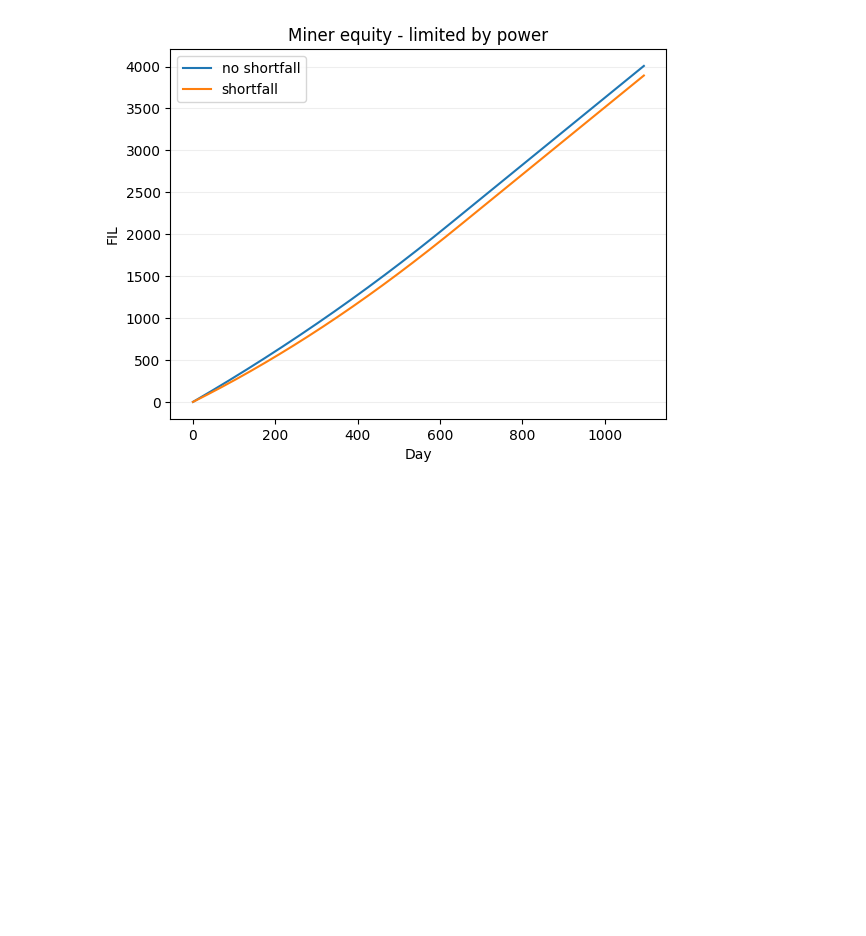
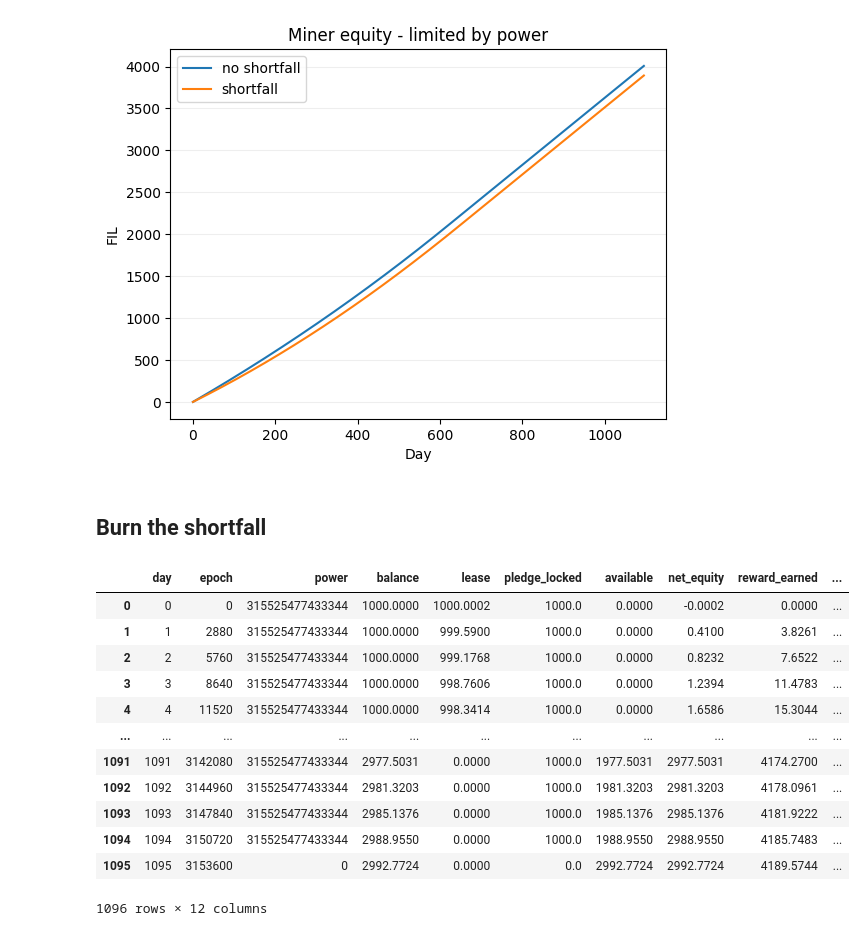
Before and after one commit to anorth/shortfall, a Jupyter notebook: explore.ipynb, the cells around one changed output. Cells and saved outputs as stored; diff of their text form; code cells hidden in the pictures; blank space fills up the shorter version.

```diff
--- a/explore.ipynb
+++ b/explore.ipynb
@@ -120,3 +125,28 @@ plt.legend()
 plt.show()
 # %% [output]
 [figure]
+# %% [markdown]
+## Burn the shortfall
+# %%
+cfg = SimConfig(
+    network=network,
+    strategy=StrategyConfig.pledge_limited(1000.0, 3 * YEAR, True),
+    miner_factory=BurnShortfallMinerState.factory(balance=0),
+)
+stats = Simulator(cfg).run_all(epochs, stats_interval)
+burn_shortfall_df = pd.DataFrame(data=stats)
+burn_shortfall_df
+# %% [output]
+|  | day | epoch | power | balance | lease | pledge_locked | available | net_equity | reward_earned | ... |
+| 0 | 0 | 0 | 315525477433344 | 1000.0000 | 1000.0002 | 1000.0 | 0.0000 | -0.0002 | 0.0000 | ... |
+| 1 | 1 | 2880 | 315525477433344 | 1000.0000 | 999.5900 | 1000.0 | 0.0000 | 0.4100 | 3.8261 | ... |
+| 2 | 2 | 5760 | 315525477433344 | 1000.0000 | 999.1768 | 1000.0 | 0.0000 | 0.8232 | 7.6522 | ... |
+| 3 | 3 | 8640 | 315525477433344 | 1000.0000 | 998.7606 | 1000.0 | 0.0000 | 1.2394 | 11.4783 | ... |
+| 4 | 4 | 11520 | 315525477433344 | 1000.0000 | 998.3414 | 1000.0 | 0.0000 | 1.6586 | 15.3044 | ... |
+| ... | ... | ... | ... | ... | ... | ... | ... | ... | ... | ... |
+| 1091 | 1091 | 3142080 | 315525477433344 | 2977.5031 | 0.0000 | 1000.0 | 1977.5031 | 2977.5031 | 4174.2700 | ... |
+| 1092 | 1092 | 3144960 | 315525477433344 | 2981.3203 | 0.0000 | 1000.0 | 1981.3203 | 2981.3203 | 4178.0961 | ... |
+| 1093 | 1093 | 3147840 | 315525477433344 | 2985.1376 | 0.0000 | 1000.0 | 1985.1376 | 2985.1376 | 4181.9222 | ... |
+| 1094 | 1094 | 3150720 | 315525477433344 | 2988.9550 | 0.0000 | 1000.0 | 1988.9550 | 2988.9550 | 4185.7483 | ... |
+| 1095 | 1095 | 3153600 | 0 | 2992.7724 | 0.0000 | 0.0 | 2992.7724 | 2992.7724 | 4189.5744 | ... |
+1096 rows × 12 columns
```
Also changed, not shown: parts of 8 cells of this notebook, 5 other files.
